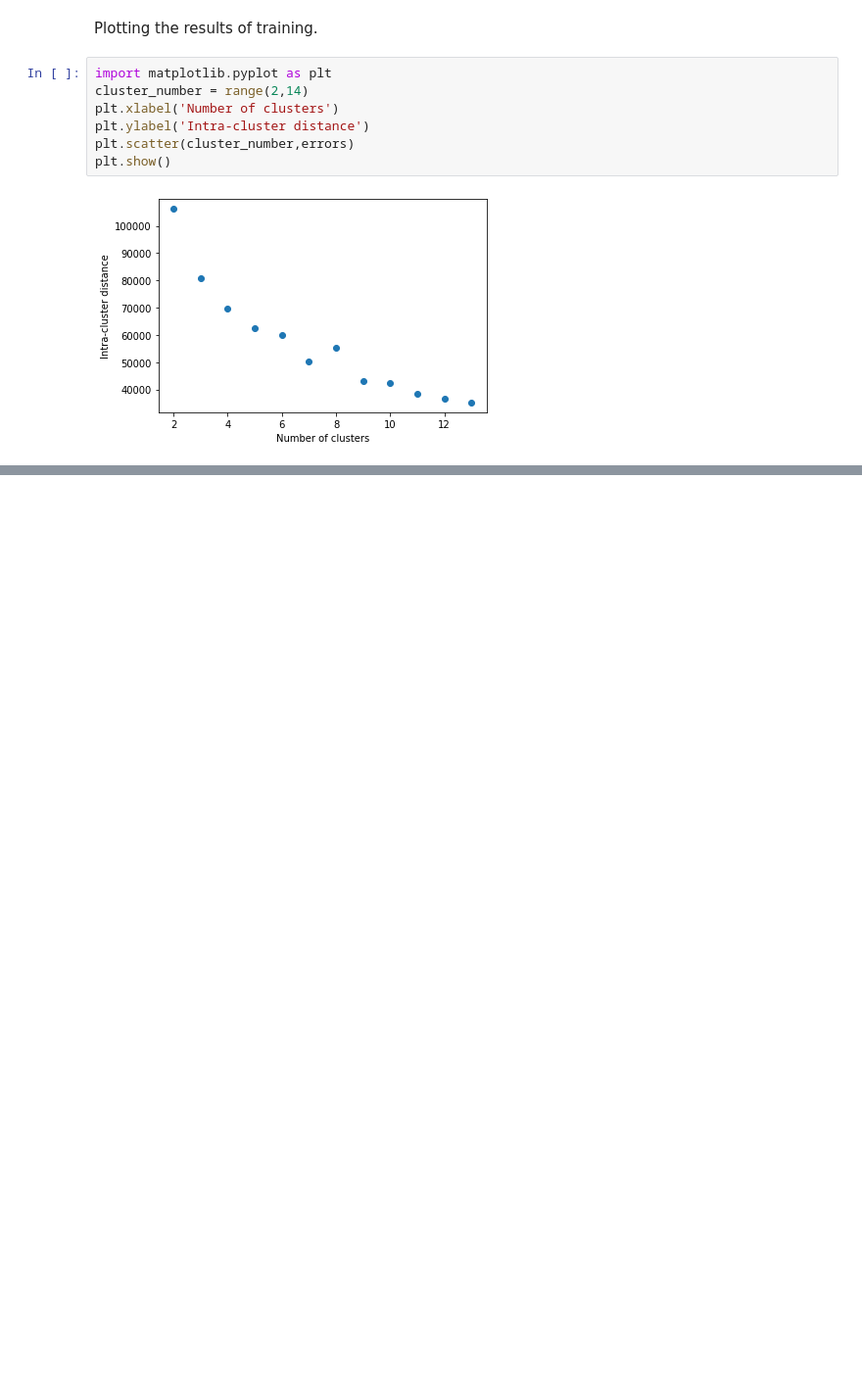
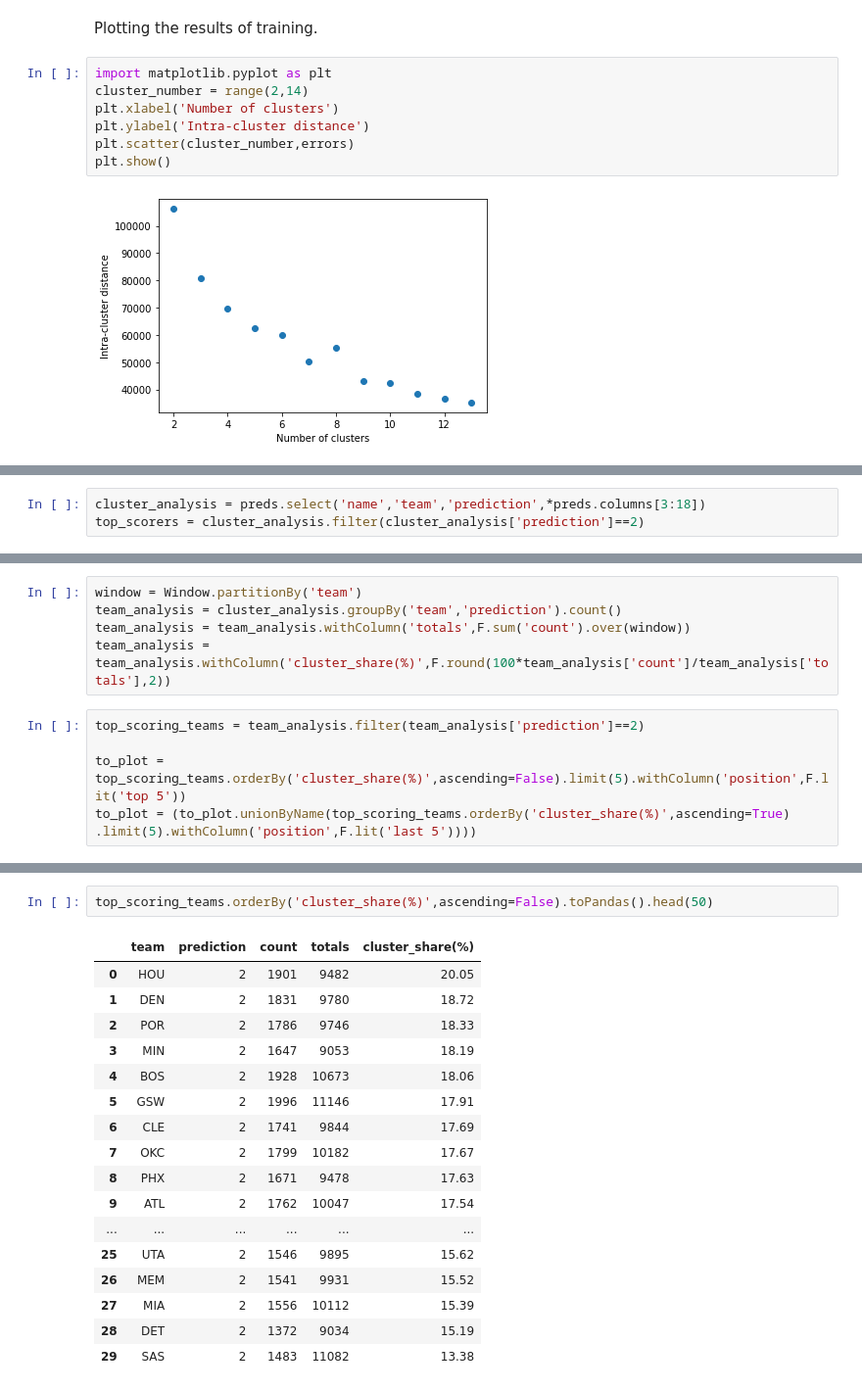
Before and after one commit to Blunt10K/NBA, a Jupyter notebook: notebooks/analysis.ipynb, the cells around one changed output, grey strips where cells are left out. Shown at 98% size. Saved outputs shown, nothing was run; the diff lists cells and outputs as text; blank space fills up the shorter version.

Commit message:
analysis

```diff
--- a/notebooks/analysis.ipynb
+++ b/notebooks/analysis.ipynb
@@ -506,0 +228,3 @@ dtype: int64
+# %%
+cluster_analysis = preds.select('name','team','prediction',*preds.columns[3:18])
+top_scorers = cluster_analysis.filter(cluster_analysis['prediction']==2)
@@ -506,0 +233,11 @@ dtype: int64
+# %%
+window = Window.partitionBy('team')
+team_analysis = cluster_analysis.groupBy('team','prediction').count()
+team_analysis = team_analysis.withColumn('totals',F.sum('count').over(window))
+team_analysis = team_analysis.withColumn('cluster_share(%)',F.round(100*team_analysis['count']/team_analysis['totals'],2))
+# %%
+top_scoring_teams = team_analysis.filter(team_analysis['prediction']==2)
+
+to_plot = top_scoring_teams.orderBy('cluster_share(%)',ascending=False).limit(5).withColumn('position',F.lit('top 5'))
+to_plot = (to_plot.unionByName(top_scoring_teams.orderBy('cluster_share(%)',ascending=True)
+.limit(5).withColumn('position',F.lit('last 5'))))
@@ -506,0 +266,20 @@ dtype: int64
+# %%
+top_scoring_teams.orderBy('cluster_share(%)',ascending=False).toPandas().head(50)
+# %% [output]
+|  | team | prediction | count | totals | cluster_share(%) |
+| 0 | HOU | 2 | 1901 | 9482 | 20.05 |
+| 1 | DEN | 2 | 1831 | 9780 | 18.72 |
+| 2 | POR | 2 | 1786 | 9746 | 18.33 |
+| 3 | MIN | 2 | 1647 | 9053 | 18.19 |
+| 4 | BOS | 2 | 1928 | 10673 | 18.06 |
+| 5 | GSW | 2 | 1996 | 11146 | 17.91 |
+| 6 | CLE | 2 | 1741 | 9844 | 17.69 |
+| 7 | OKC | 2 | 1799 | 10182 | 17.67 |
+| 8 | PHX | 2 | 1671 | 9478 | 17.63 |
+| 9 | ATL | 2 | 1762 | 10047 | 17.54 |
+| ... | ... | ... | ... | ... | ... |
+| 25 | UTA | 2 | 1546 | 9895 | 15.62 |
+| 26 | MEM | 2 | 1541 | 9931 | 15.52 |
+| 27 | MIA | 2 | 1556 | 10112 | 15.39 |
+| 28 | DET | 2 | 1372 | 9034 | 15.19 |
+| 29 | SAS | 2 | 1483 | 11082 | 13.38 |
```
Also changed, not shown: parts of 75 cells of this notebook, 2 other files.
